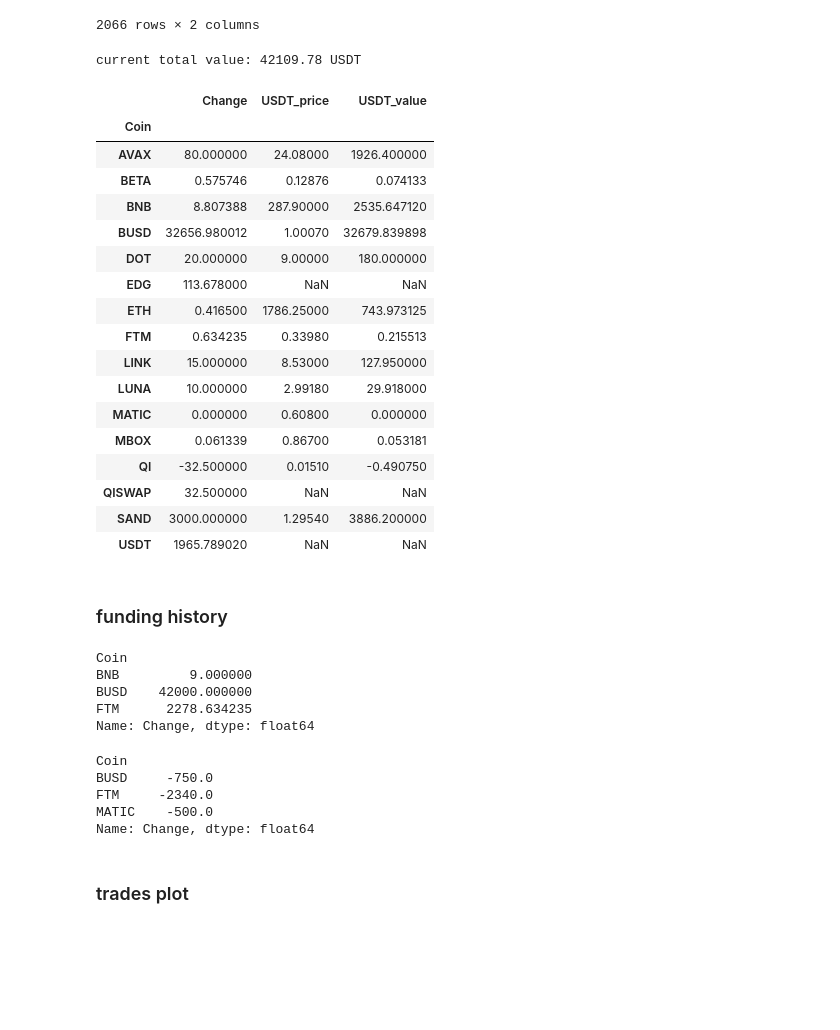
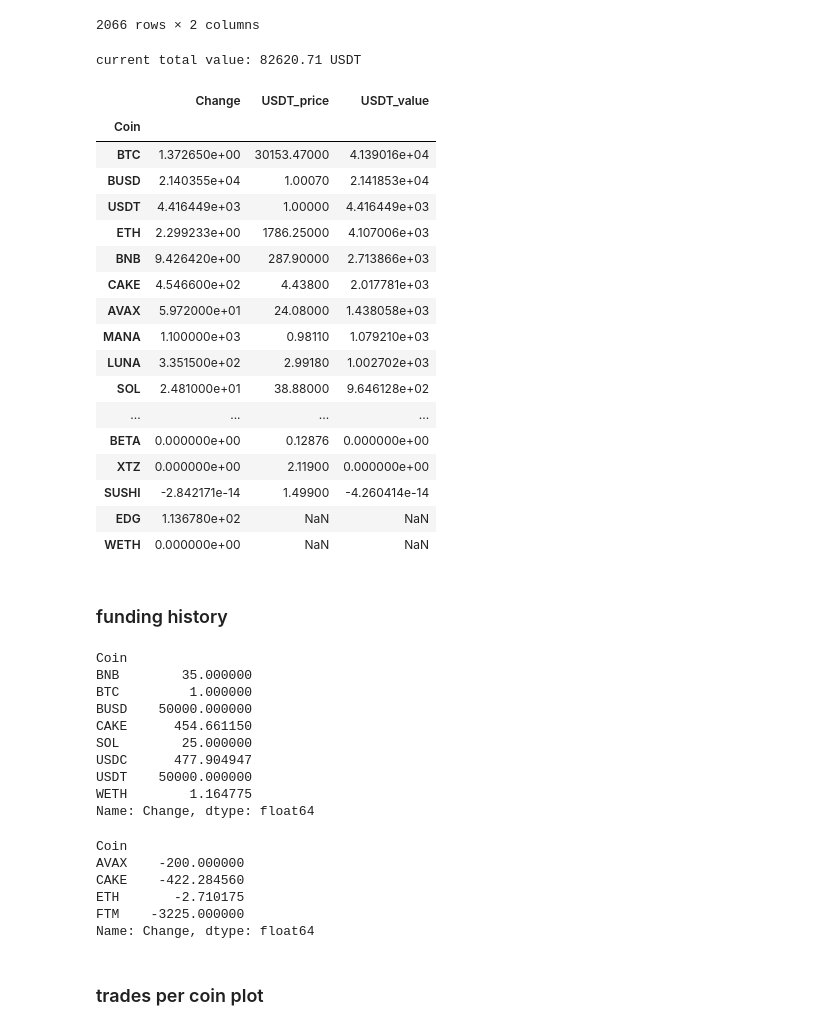
Before and after one commit to ferseguias/binance_dashboard, a Jupyter notebook: notebooks/wallet_spot.ipynb, the cells around one changed output. Drawn from its saved outputs; the diff is of its cells as text; code cells hidden in the pictures; blank space fills up the shorter version.

```diff
--- a/notebooks/wallet_spot.ipynb
+++ b/notebooks/wallet_spot.ipynb
@@ -7,8 +7,7 @@ plt.style.use('ggplot')
 # %% [markdown]
 ## import raw data
 # %%
-df = pd.read_excel('../df.xlsx')
-df['UTC_Time'] = pd.to_datetime(df['UTC_Time'])
+df = pd.read_excel('../database/export_binance/df_new.xlsx')
 df
 # %% [output]
 |  | Unnamed: 0 | User_ID | UTC_Time | Account | Operation | Coin | Change | Remark |
@@ -66,6 +52,6 @@ USDT       1965.789020
 Name: Change, dtype: float64
 # %%
-df_prices = pd.read_excel('../current_prices.xlsx', index_col=0)
+df_prices = pd.read_excel('../database/prices/current_prices.xlsx', index_col=0)
 df_prices
 # %% [output]
 |  | symbol | price |
@@ -84,56 +70,66 @@ df_prices
 # %%
 holding_prices = []
 for i in balance_spot.index:
-    try:
-        price = df_prices.loc[df_prices['symbol'] == (i + 'USDT')]['price'].values[0]
-        holding_prices.append(price)
-    except:
-        holding_prices.append(np.nan)
+    if i == 'USDT':
+        holding_prices.append(1)
+    else:
+        try:
+            price = df_prices.loc[df_prices['symbol'] == (i + 'USDT')]['price'].values[0]
+            holding_prices.append(price)
+        except:
+            holding_prices.append(np.nan)
 balance_spot = pd.DataFrame(balance_spot)
 balance_spot['USDT_price'] = holding_prices
 balance_spot['USDT_value'] = holding_prices * balance_spot['Change']
 print(f'current total value: {round(balance_spot["USDT_value"].sum(), 2)} USDT')
+balance_spot.sort_values(by='USDT_value', ascending=False, inplace=True)
 balance_spot
 # %% [output]
-current total value: 42109.78 USDT
+current total value: 82620.71 USDT
 |  | Change | USDT_price | USDT_value |
 | Coin |  |  |  |
-| AVAX | 80.000000 | 24.08000 | 1926.400000 |
-| BETA | 0.575746 | 0.12876 | 0.074133 |
-| BNB | 8.807388 | 287.90000 | 2535.647120 |
-| BUSD | 32656.980012 | 1.00070 | 32679.839898 |
-| DOT | 20.000000 | 9.00000 | 180.000000 |
-| EDG | 113.678000 | NaN | NaN |
-| ETH | 0.416500 | 1786.25000 | 743.973125 |
-| FTM | 0.634235 | 0.33980 | 0.215513 |
-| LINK | 15.000000 | 8.53000 | 127.950000 |
-| LUNA | 10.000000 | 2.99180 | 29.918000 |
-| MATIC | 0.000000 | 0.60800 | 0.000000 |
-| MBOX | 0.061339 | 0.86700 | 0.053181 |
-| QI | -32.500000 | 0.01510 | -0.490750 |
-| QISWAP | 32.500000 | NaN | NaN |
-| SAND | 3000.000000 | 1.29540 | 3886.200000 |
-| USDT | 1965.789020 | NaN | NaN |
+| BTC | 1.372650e+00 | 30153.47000 | 4.139016e+04 |
+| BUSD | 2.140355e+04 | 1.00070 | 2.141853e+04 |
+| USDT | 4.416449e+03 | 1.00000 | 4.416449e+03 |
+| ETH | 2.299233e+00 | 1786.25000 | 4.107006e+03 |
+| BNB | 9.426420e+00 | 287.90000 | 2.713866e+03 |
+| CAKE | 4.546600e+02 | 4.43800 | 2.017781e+03 |
+| AVAX | 5.972000e+01 | 24.08000 | 1.438058e+03 |
+| MANA | 1.100000e+03 | 0.98110 | 1.079210e+03 |
+| LUNA | 3.351500e+02 | 2.99180 | 1.002702e+03 |
+| SOL | 2.481000e+01 | 38.88000 | 9.646128e+02 |
+| ... | ... | ... | ... |
+| BETA | 0.000000e+00 | 0.12876 | 0.000000e+00 |
+| XTZ | 0.000000e+00 | 2.11900 | 0.000000e+00 |
+| SUSHI | -2.842171e-14 | 1.49900 | -4.260414e-14 |
+| EDG | 1.136780e+02 | NaN | NaN |
+| WETH | 0.000000e+00 | NaN | NaN |
 # %% [markdown]
 ### funding history
 # %%
 df_spot.loc[df_spot['Operation'] == 'Deposit'].groupby('Coin').sum()['Change']
 # %% [output]
 Coin
-BNB         9.000000
-BUSD    42000.000000
-FTM      2278.634235
+BNB        35.000000
+BTC         1.000000
+BUSD    50000.000000
+CAKE      454.661150
+SOL        25.000000
+USDC      477.904947
+USDT    50000.000000
+WETH        1.164775
 Name: Change, dtype: float64
 # %%
 df_spot.loc[df_spot['Operation'] == 'Withdraw'].groupby('Coin').sum()['Change']
 # %% [output]
 Coin
-BUSD     -750.0
-FTM     -2340.0
-MATIC    -500.0
+AVAX    -200.000000
+CAKE    -422.284560
+ETH       -2.710175
+FTM    -3225.000000
 Name: Change, dtype: float64
 # %% [markdown]
-### trades plot
+### trades per coin plot
 # %%
 prices = pd.read_excel('../ETHUSDT_1d_30jun2021_7jun2022.xlsx')
 prices['open_time'] = pd.to_datetime(prices.open_time, unit='ms')
```
Also changed, not shown: parts of 7 cells of this notebook, 22 other files.
